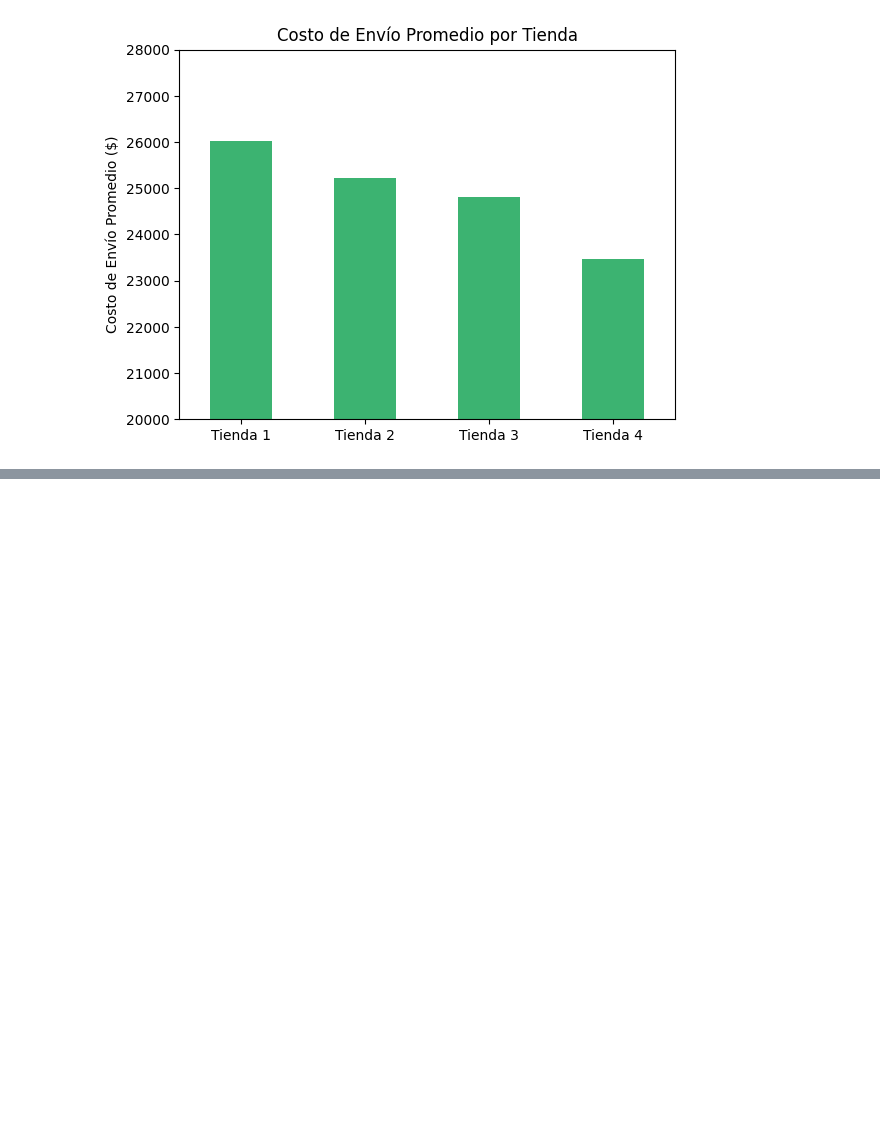
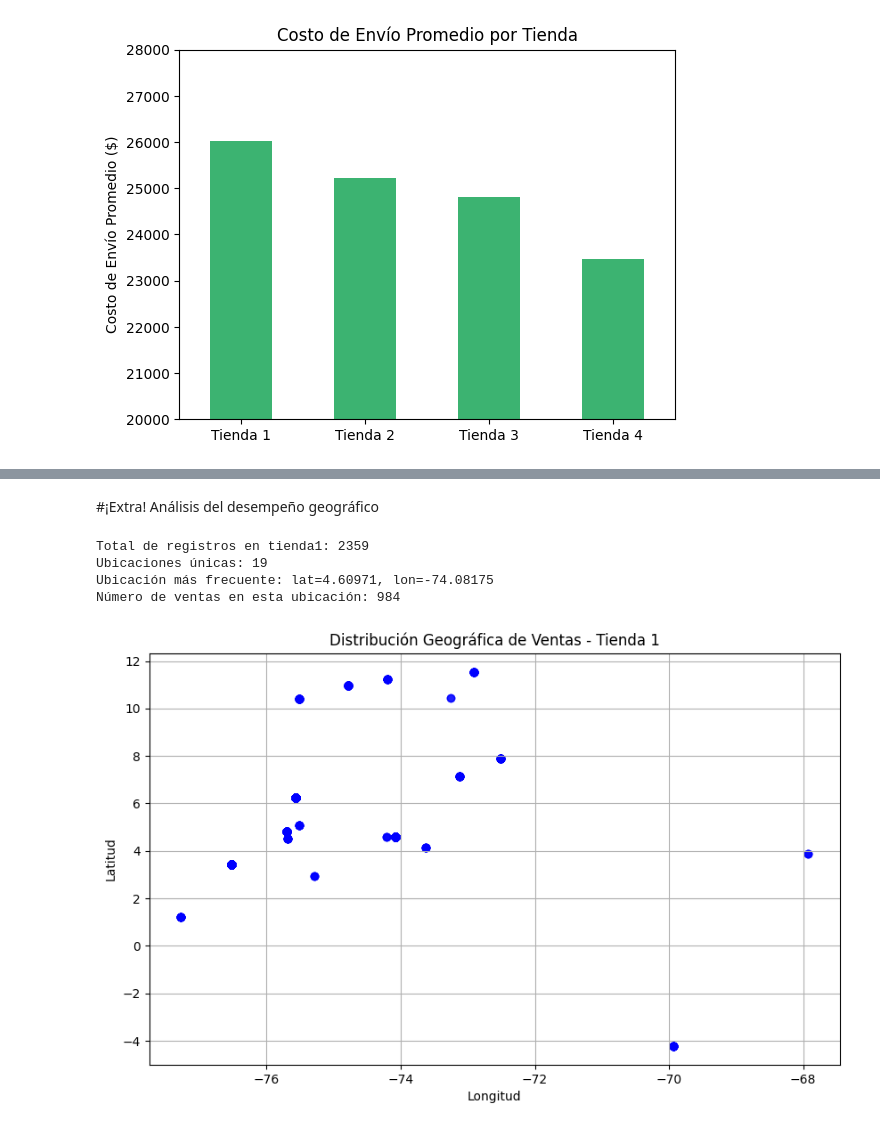
Before and after one commit to ronalzepeda/OneStoreAnalysis, a Jupyter notebook: AluraStoreLatamRZ.ipynb, the cells around one changed output, grey strips where cells are left out. Saved outputs shown, nothing was run; the diff lists cells and outputs as text; code cells hidden in the pictures; blank space fills up the shorter version.

Commit message:
Adición de gráficos finales e informe

```diff
--- a/AluraStoreLatamRZ.ipynb
+++ b/AluraStoreLatamRZ.ipynb
@@ -211,0 +236,24 @@ plt.xticks(rotation=0)
+# %% [markdown]
+#¡Extra! Análisis del desempeño geográfico
+# %%
+#explorar las coordenadas geográficas de los datos de ventas e identificar patrones relacionados con la ubicación de las compras. Al utilizar las columnas de latitud y longitud, puede generar visualizaciones para comprender cómo varían las ventas según la ubicación geográfica para gráficos de dispersión
+print(f"Total de registros en tienda1: {len(tienda1)}")
+print(f"Ubicaciones únicas: {tienda1.groupby(['lat','lon']).ngroups}")
+ubicaciones_conteo = tienda1.groupby(['lat', 'lon']).size()
+ubicacion_max = ubicaciones_conteo.idxmax()
+repeticiones_max = ubicaciones_conteo.max()
+print(f"Ubicación más frecuente: lat={ubicacion_max[0]:.5f}, lon={ubicacion_max[1]:.5f}")
+print(f"Número de ventas en esta ubicación: {repeticiones_max}")
+plt.figure(figsize=(10,6))
+plt.scatter(tienda1['lon'], tienda1['lat'], alpha=0.5, color='blue')
+plt.title('Distribución Geográfica de Ventas - Tienda 1')
+plt.xlabel('Longitud')
+plt.ylabel('Latitud')
+plt.grid(True)
+plt.show()
+# %% [output]
+Total de registros en tienda1: 2359
+Ubicaciones únicas: 19
+Ubicación más frecuente: lat=4.60971, lon=-74.08175
+Número de ventas en esta ubicación: 984
+[figure, added]
```
Also changed, not shown: parts of 3 cells of this notebook.
